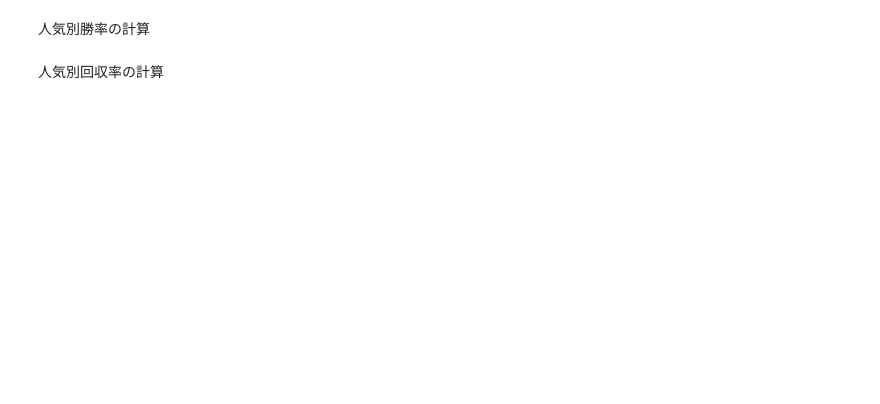
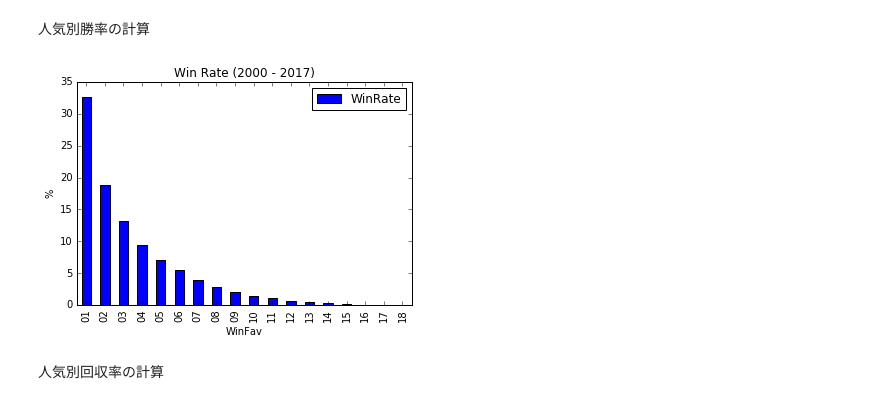
Before and after one commit to anonaka/umatsumo_notebook, a Jupyter notebook: winfav-win-roi.ipynb, the cells around one changed output. Cells and saved outputs as stored; diff of their text form; code cells hidden in the pictures; blank space fills up the shorter version.

```diff
--- a/winfav-win-roi.ipynb
+++ b/winfav-win-roi.ipynb
@@ -27,12 +25,13 @@ df.columns = ['WinFav','Pay']
 # %%
 total_race_count = df.count()[0]
 win_count = df.groupby('WinFav').count()
 win_count['WinRate'] = win_count.Pay / total_race_count * 100
 win_count = win_count.drop('Pay',axis=1)
-sub1 = fig.add_subplot(1,1,1)
 ax = win_count.plot(kind='bar', title=('Win Rate (%s - %s)' % (year_from, year_to)))
 ax.set_ylabel("%")
-plt.savefig('tahso-win-rate-%s.png' % year)
+plt.savefig('tahso-win-rate-%s-%s.png' % (year_from, year_to))
+# %% [output]
+[figure, added]
 # %% [markdown]
 人気別回収率の計算
 # %%
```
Also changed, not shown: parts of 5 cells of this notebook.
